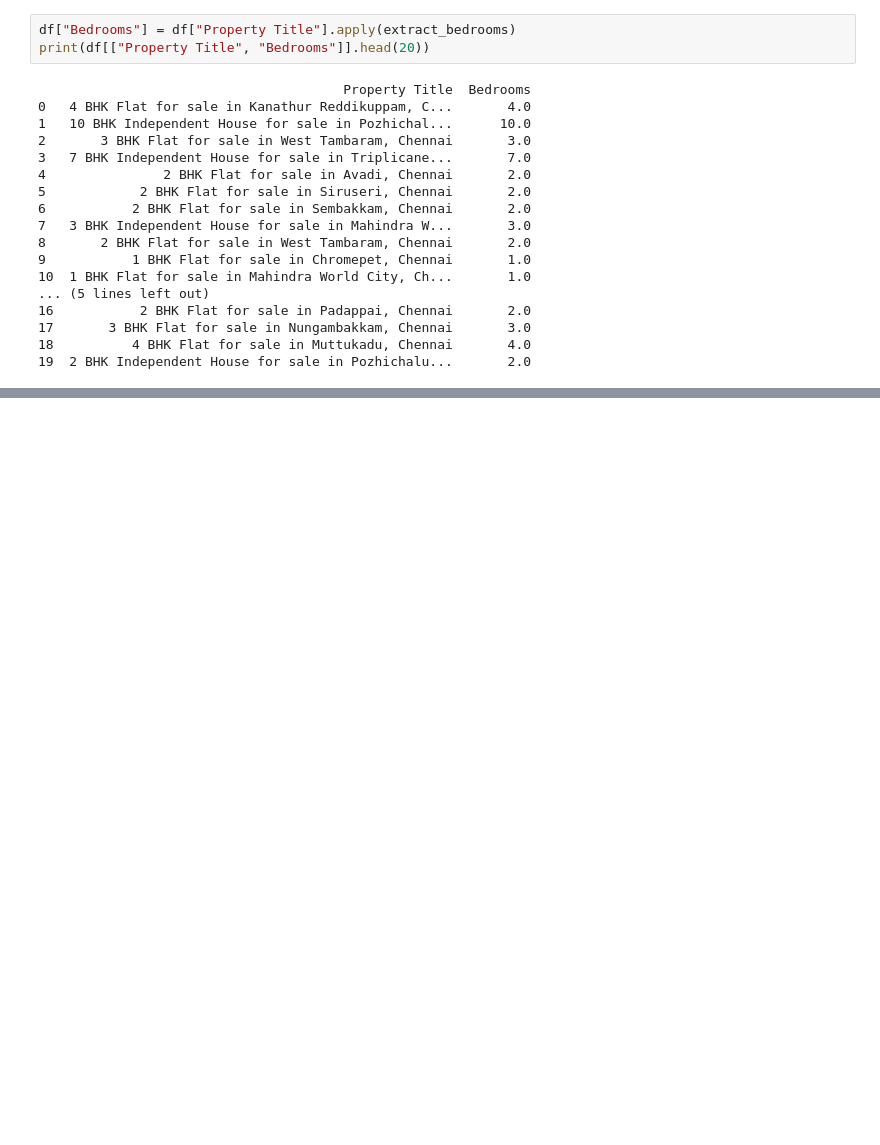
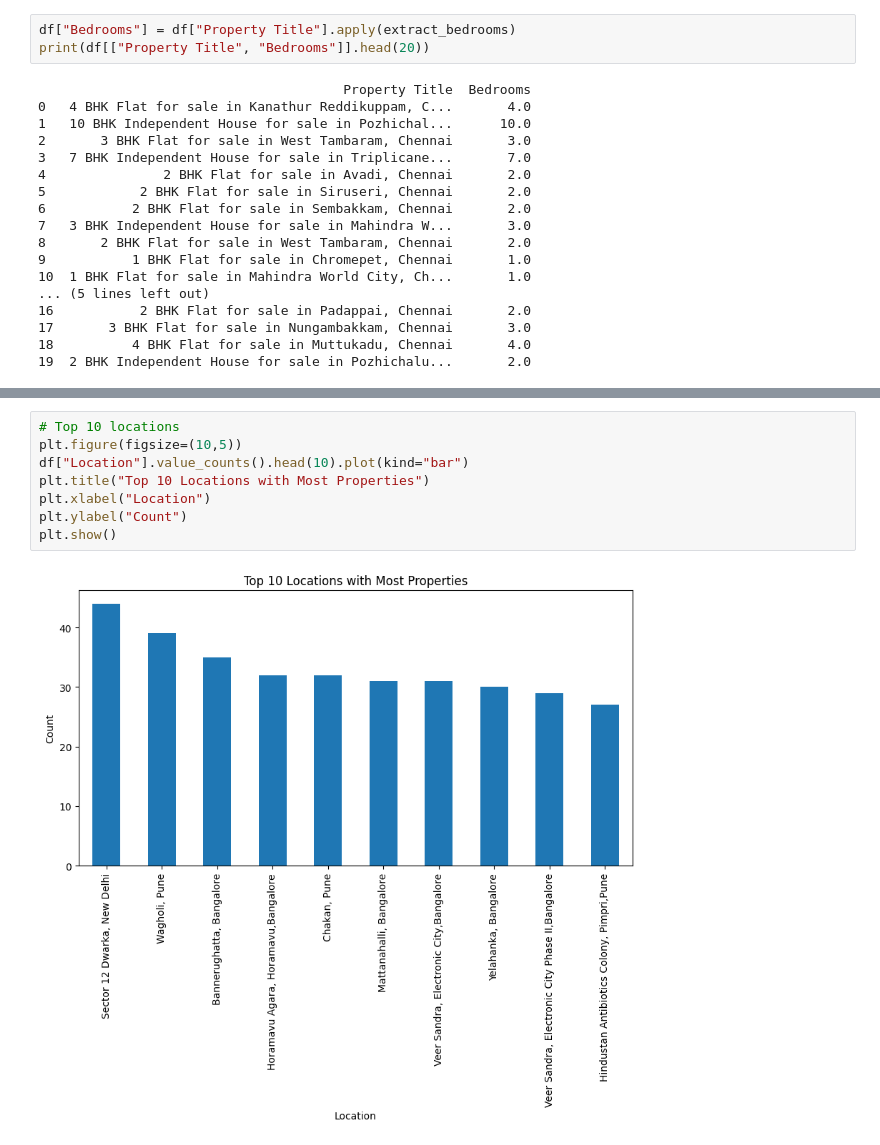
Before and after one commit to AabidMK/RealtyAI_Infosys_Internship_Aug2025, a Jupyter notebook: House Price prediction model.ipynb, the cells around one changed output, grey strips where cells are left out. Drawn from its saved outputs; the diff is of its cells as text; blank space fills up the shorter version.

```diff
--- a/House Price prediction model.ipynb
+++ b/House Price prediction model.ipynb
@@ -149,0 +202,10 @@ print(df[["Property Title", "Bedrooms"]].head(20))
+# %%
+# Top 10 locations
+plt.figure(figsize=(10,5))
+df["Location"].value_counts().head(10).plot(kind="bar")
+plt.title("Top 10 Locations with Most Properties")
+plt.xlabel("Location")
+plt.ylabel("Count")
+plt.show()
+# %% [output]
+[figure, added]
```
Also changed, not shown: parts of 12 cells of this notebook.
